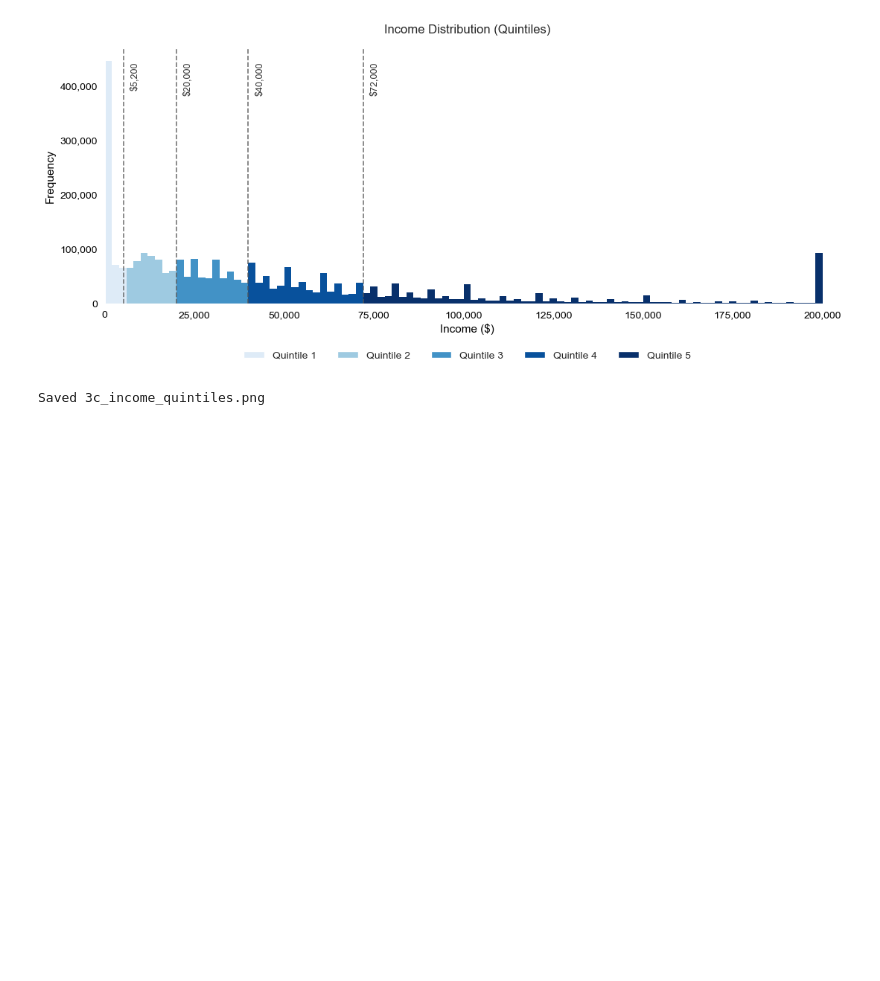
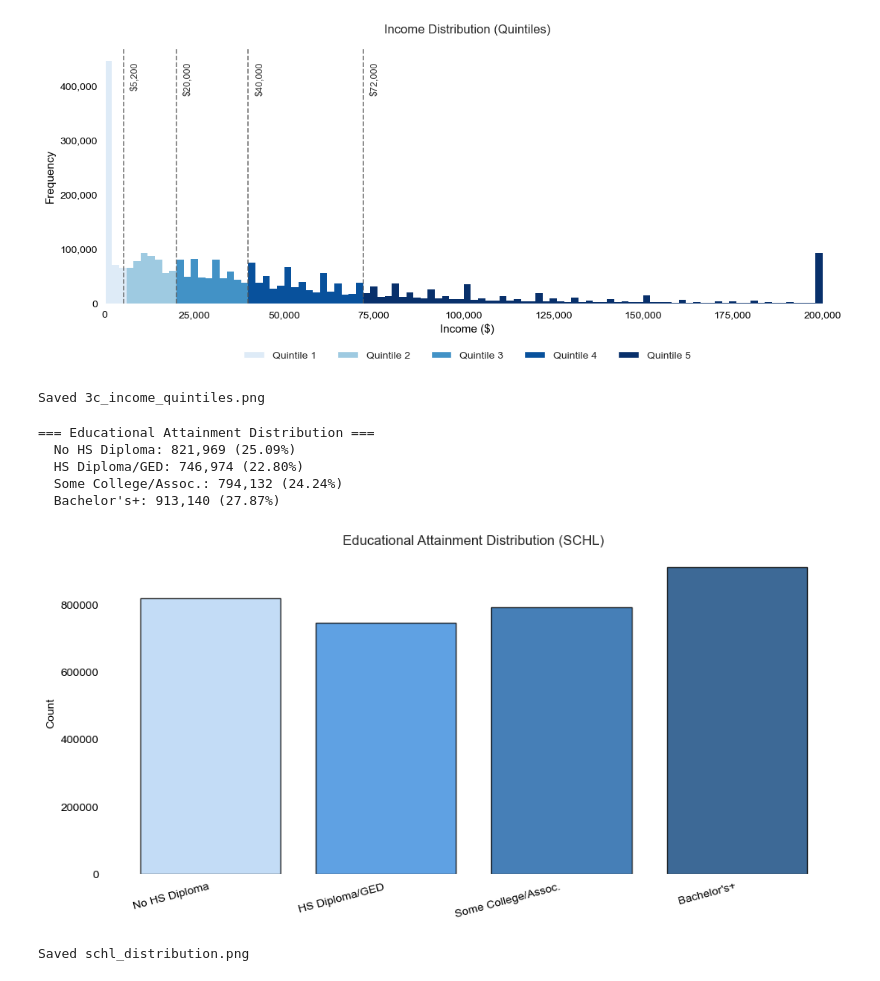
Before and after one commit to PeeterTarvas/MastersThesis, a Jupyter notebook: anaysis.ipynb, the cells around one changed output. Drawn from its saved outputs; the diff is of its cells as text; code cells hidden in the pictures; blank space fills up the shorter version.

```diff
--- a/datasets.ipynb
+++ b/anaysis.ipynb
@@ -91,7 +91,7 @@ import gc
 #
 #final_us_dataset.to_csv("us_census_puma_data.csv", index=False)
 # %%
-cols_to_use = ['Longitude', 'Latitude', 'PINCP', 'AGEP', 'SEX', 'RAC1P']
+cols_to_use = ['Longitude', 'Latitude', 'PINCP', 'AGEP', 'SEX', 'RAC1P', 'SCHL']
 
 RAC1P_LABELS = {
     1: 'White',
@@ -111,7 +111,8 @@ dtypes = {
     'PINCP': 'float32',
     'AGEP': 'Int16',
     'SEX': 'Int8',
-    'RAC1P': 'Int16'
+    'RAC1P': 'Int16',
+    'SCHL': 'Int16'
 }
 df = pd.read_csv(
     "us_census_puma_data.csv",
@@ -435,3 +440,38 @@ plot_colored_histogram(
 # %% [output]
 [figure]
 Saved 3c_income_quintiles.png
+# %%
+SCHL_BINS = [0, 16, 18, 21, 25]
+SCHL_LABELS = ['No HS Diploma', 'HS Diploma/GED', 'Some College/Assoc.', "Bachelor's+"]
+SCHL_COLORS = ['#B5D4F4', '#378ADD', '#185FA5', '#0C447C']
+
+df['SCHL_BIN'] = pd.cut(df['SCHL'].dropna(), bins=SCHL_BINS, labels=SCHL_LABELS, right=False)
+
+schl_counts = df['SCHL_BIN'].value_counts().sort_index()
+print("=== Educational Attainment Distribution ===")
+total = schl_counts.sum()
+for label, count in schl_counts.items():
+    print(f"  {label}: {count:,} ({count/total*100:.2f}%)")
+
+# Bar chart
+plt.figure(figsize=(10, 5), facecolor='white')
+ax = plt.gca()
+ax.set_facecolor('white')
+bars = ax.bar(schl_counts.index, schl_counts.values,
+              color=SCHL_COLORS, edgecolor='black', alpha=0.8)
+ax.set_ylabel('Count', color='black')
+ax.set_title('Educational Attainment Distribution (SCHL)')
+ax.tick_params(colors='black')
+plt.xticks(rotation=15, ha='right')
+plt.tight_layout()
+plt.savefig('schl_distribution.png', dpi=150, bbox_inches='tight')
+plt.show()
+print("Saved schl_distribution.png")
+# %% [output]
+=== Educational Attainment Distribution ===
+  No HS Diploma: 821,969 (25.09%)
+  HS Diploma/GED: 746,974 (22.80%)
+  Some College/Assoc.: 794,132 (24.24%)
+  Bachelor's+: 913,140 (27.87%)
+[figure, added]
+Saved schl_distribution.png
```
Also changed, not shown: parts of 6 cells of this notebook, 24 other files.
